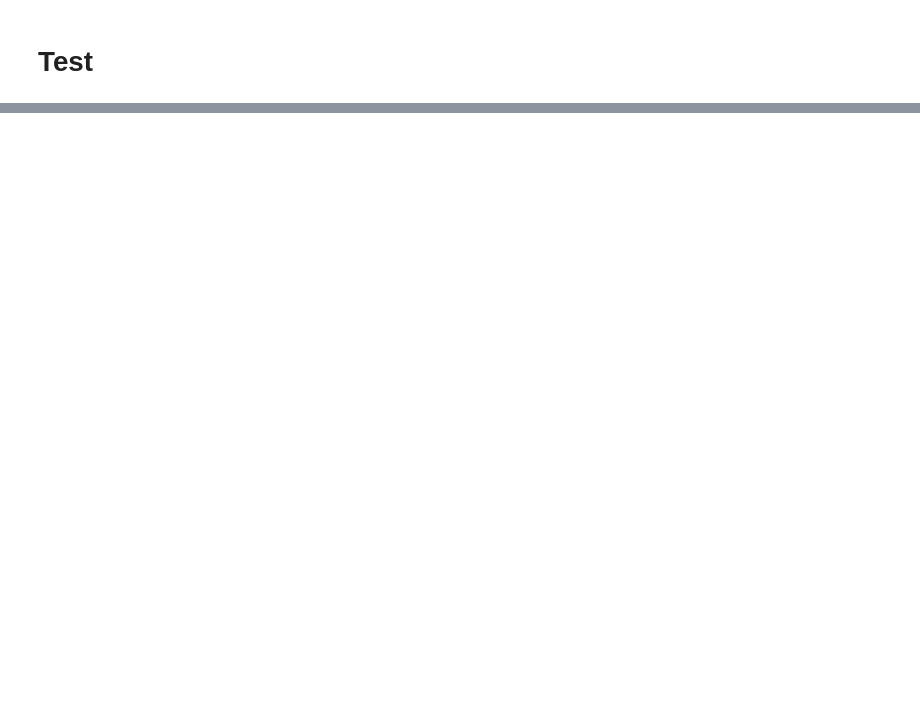
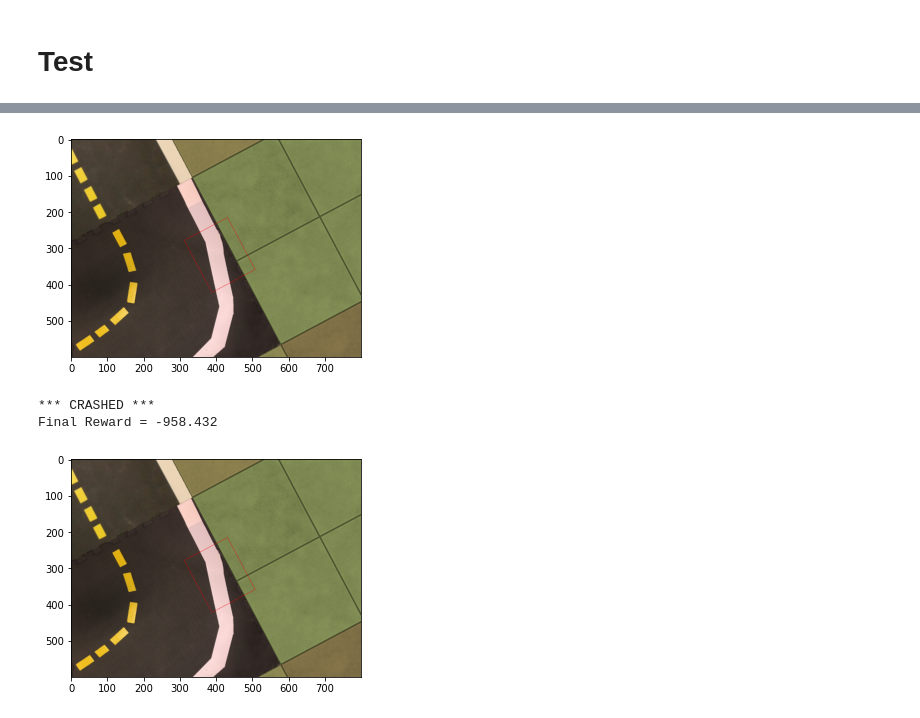
Before and after one commit to aeapolimi/duckietown, a Jupyter notebook: duckietown.ipynb, the cells around one changed output, grey strips where cells are left out. Saved outputs shown, nothing was run; the diff lists cells and outputs as text; code cells hidden in the pictures; blank space fills up the shorter version.

```diff
--- a/duckietown.ipynb
+++ b/duckietown.ipynb
@@ -128,0 +90,51 @@ env.close()
+# %%
+total_reward = 0
+
+display = Display(visible=0, size=(1400, 900))
+display.start()
+
+env.reset()
+prev_screen = env.render(mode='rgb_array')
+plt.imshow(prev_screen)
+
+while True:
+
+    lane_pose = env.get_lane_pos2(env.cur_pos, env.cur_angle)
+    distance_to_road_center = lane_pose.dist
+    angle_from_straight_in_rads = lane_pose.angle_rad
+
+    ###### Start changing the code here.
+    # TODO: Decide how to calculate the speed and direction.
+
+    k_p = 10
+    k_d = 1
+
+    # The speed is a value between [0, 1] (which corresponds to a real speed between 0m/s and 1.2m/s)
+    # If this value is too high it will crash in no time, try to set it to 1.
+    speed = 0.5
+
+    # angle of the steering wheel, which corresponds to the angular velocity in rad/s
+    steering = k_p*distance_to_road_center + k_d*angle_from_straight_in_rads # TODO: You should overwrite this value
+
+    ###### No need to edit code below.
+
+    obs, reward, done, info = env.step([speed, steering])
+    total_reward += reward
+
+    print('Steps = %s, Timestep Reward=%.3f, Total Reward=%.3f' % (env.step_count, reward, total_reward))
+
+    screen = env.render(mode='rgb_array')
+    plt.imshow(screen)
+    ipythondisplay.clear_output(wait=True)
+    ipythondisplay.display(plt.gcf())
+
+    if done:
+        if reward < 0:
+            print('*** CRASHED ***')
+        print ('Final Reward = %.3f' % total_reward)
+        break
+# %% [output]
+[figure, added]
+*** CRASHED ***
+Final Reward = -958.432
+[figure, added]
```
Also changed, not shown: parts of 8 cells of this notebook.
